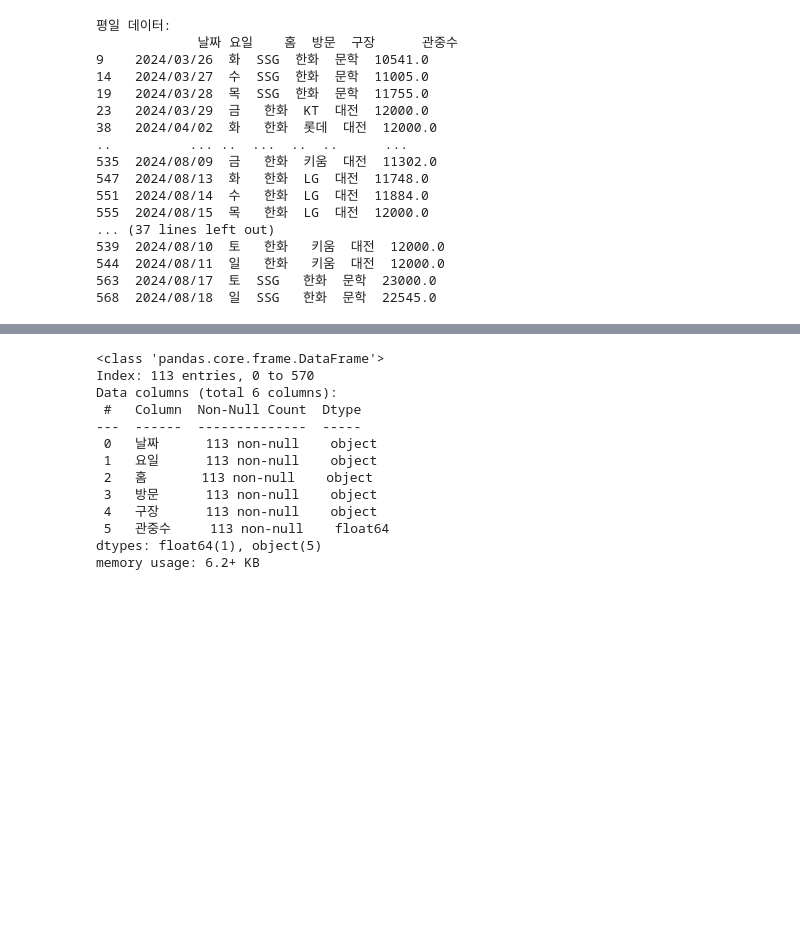
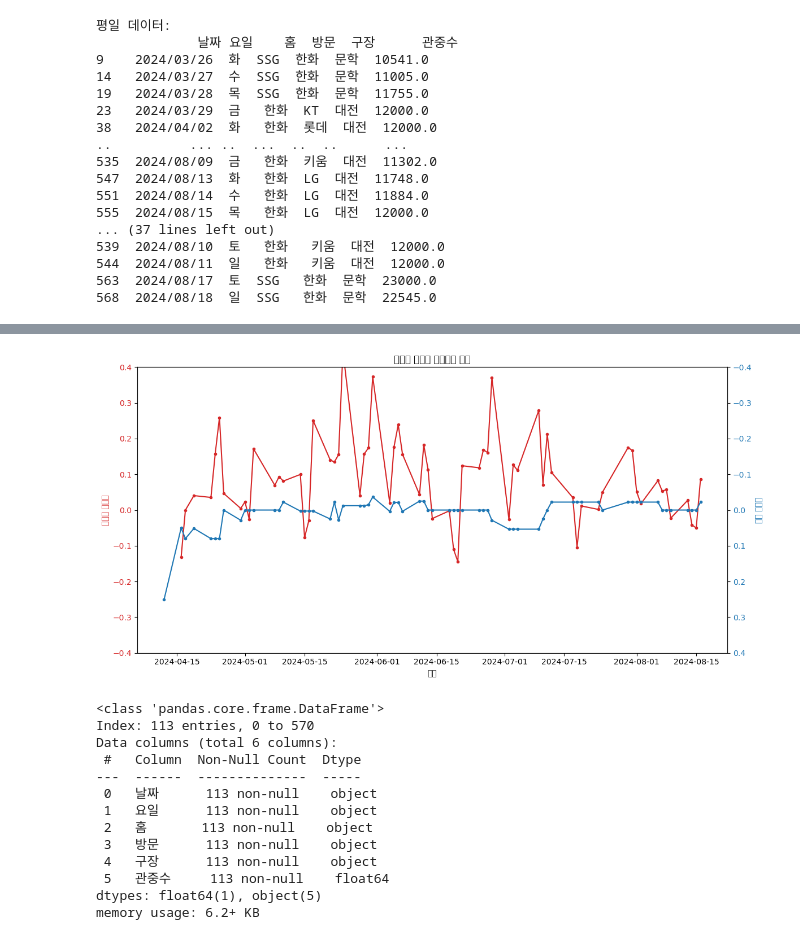
Before and after one commit to duddbs2002/team3, a Jupyter notebook: Youri/작년올해관중수비교.ipynb, the cells around one changed output, grey strips where cells are left out. Drawn from its saved outputs; the diff is of its cells as text; code cells hidden in the pictures; blank space fills up the shorter version.

```diff
--- a/Youri/작년올해관중수비교.ipynb
+++ b/Youri/작년올해관중수비교.ipynb
@@ -209,0 +305,3 @@ NameError: name 'hdata' is not defined
+# %%
+# 롤링 윈도우 적용 (예: 7일 롤링 윈도우)
+hdcc_work['관중수 변화율'] = hdcc_work['변화율'].rolling(window=5).mean()
@@ -209,0 +329,8 @@ NameError: name 'hdata' is not defined
+# %%
+hdcc_work.index = pd.to_datetime(hdcc_work.index)
+# %%
+# hdcc_work의 인덱스와 같은 인덱스를 가진 hdata 필터링
+filtered_hdata_work = hdata.loc[hdata.index.intersection(hdcc_work.index)]
+
+# 결과 출력 (필요한 경우)
+print(filtered_hdata_work)
@@ -210,3 +355,41 @@ NameError: name 'hdata' is not defined
+# %%
+# 롤링 윈도우 적용 (예: 7일 롤링 윈도우)
+filtered_hdata_work['롤링 변화율'] = filtered_hdata_work['변화율'].rolling(window=5).mean()
+# %%
+
+# 결측치가 있는지 확인하고 제거
+filtered_hdata_work = filtered_hdata_work.dropna(subset=['롤링 변화율'])
+hdcc_work = hdcc_work.dropna(subset=['관중수 변화율'])
+
+# 시각화
+fig, ax1 = plt.subplots(figsize=(12, 6))
+
+# 첫 번째 Y축: 관중수 변화율 데이터
+color = 'tab:red'
+ax1.set_xlabel('날짜')
+ax1.set_ylabel('관중수 변화율', color=color)
+ax1.plot(hdcc_work.index, hdcc_work['관중수 변화율'], marker='o', linestyle='-', color=color, markersize=3, label='hdcc_week')
+ax1.tick_params(axis='y', labelcolor=color)
+ax1.set_ylim(-0.4, 0.4)
+
+# 두 번째 Y축: 순위 변화율 데이터
+ax2 = ax1.twinx()  # 공유된 x축을 가진 새로운 Y축 생성
+color = 'tab:blue'
+ax2.set_ylabel('순위 변화율', color=color)
+ax2.plot(filtered_hdata_work.index, filtered_hdata_work['롤링 변화율'], marker='o', linestyle='-', color=color, markersize=3, label='hdata 순위 변화율')
+ax2.tick_params(axis='y', labelcolor=color)
+ax2.set_ylim(-0.4, 0.4)
+ax2.invert_yaxis()  # 순위 데이터의 Y축을 뒤집음
+
+
+# 제목과 레이블 설정
+plt.title('순위와 관중수 변화율의 비교')
+fig.tight_layout()  # 레이아웃 조정
+
+# 그래프 출력
+plt.show()
+# %% [output]
+[figure, added]
 # %%
 hdc_slicing = hdc.iloc[:113].copy()
 # %%
```
Also changed, not shown: parts of 13 cells of this notebook.
